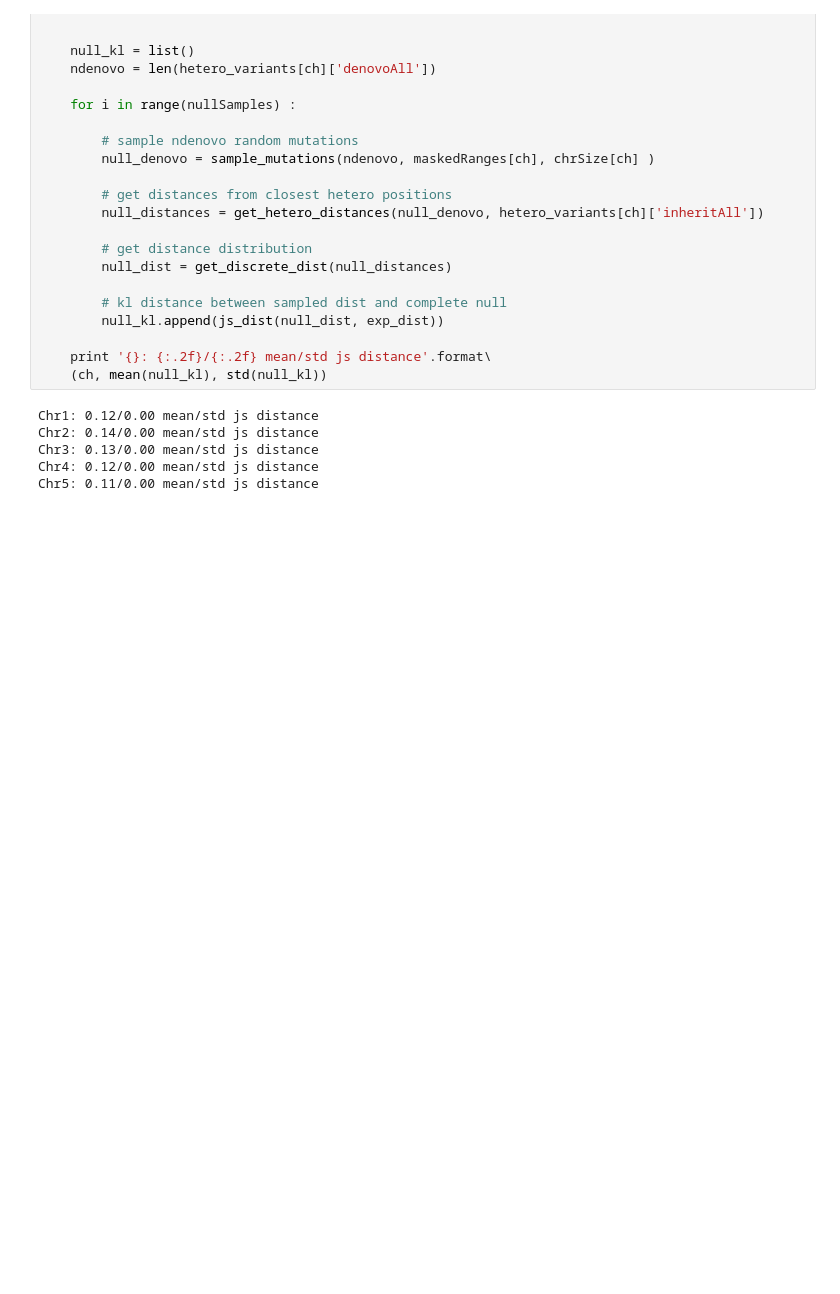
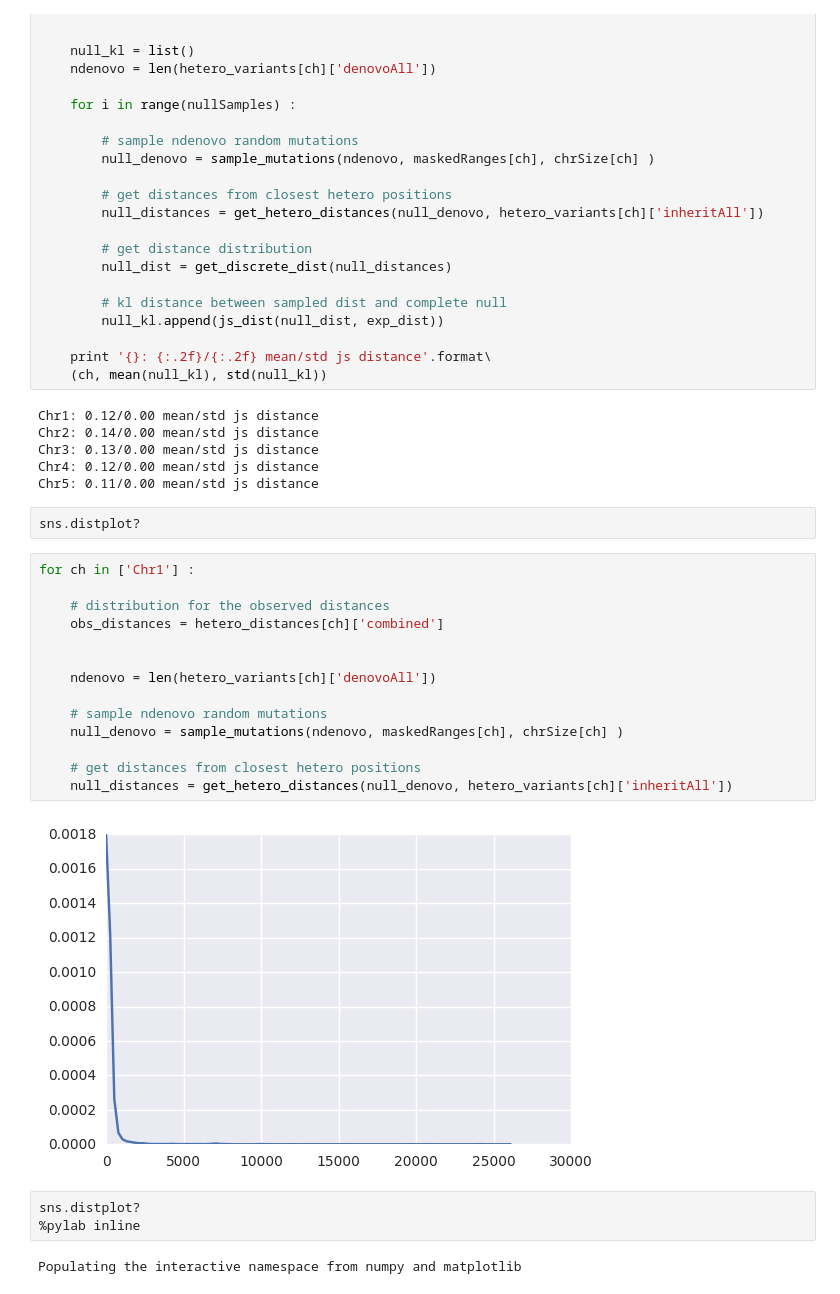
Before and after one commit to littleblackfish/heteroMutationRate, a Jupyter notebook: analysis.ipynb, the cells around one changed output. Cells and saved outputs as stored; diff of their text form; blank space fills up the shorter version.

Commit message:
new plot

```diff
--- a/analysis.ipynb
+++ b/analysis.ipynb
@@ -342,3 +348,26 @@ Chr2: 0.14/0.00 mean/std js distance
 Chr3: 0.13/0.00 mean/std js distance
 Chr4: 0.12/0.00 mean/std js distance
 Chr5: 0.11/0.00 mean/std js distance
+# %%
+sns.distplot?
+# %%
+for ch in ['Chr1'] :
+
+    # distribution for the observed distances
+    obs_distances = hetero_distances[ch]['combined']
+
+
+    ndenovo = len(hetero_variants[ch]['denovoAll'])
+
+    # sample ndenovo random mutations
+    null_denovo = sample_mutations(ndenovo, maskedRanges[ch], chrSize[ch] )
+
+    # get distances from closest hetero positions
+    null_distances = get_hetero_distances(null_denovo, hetero_variants[ch]['inheritAll'])
+# %% [output]
+[figure, added]
+# %%
+sns.distplot?
+%pylab inline
+# %% [output]
+Populating the interactive namespace from numpy and matplotlib
```
Also changed, not shown: parts of 2 cells of this notebook.
